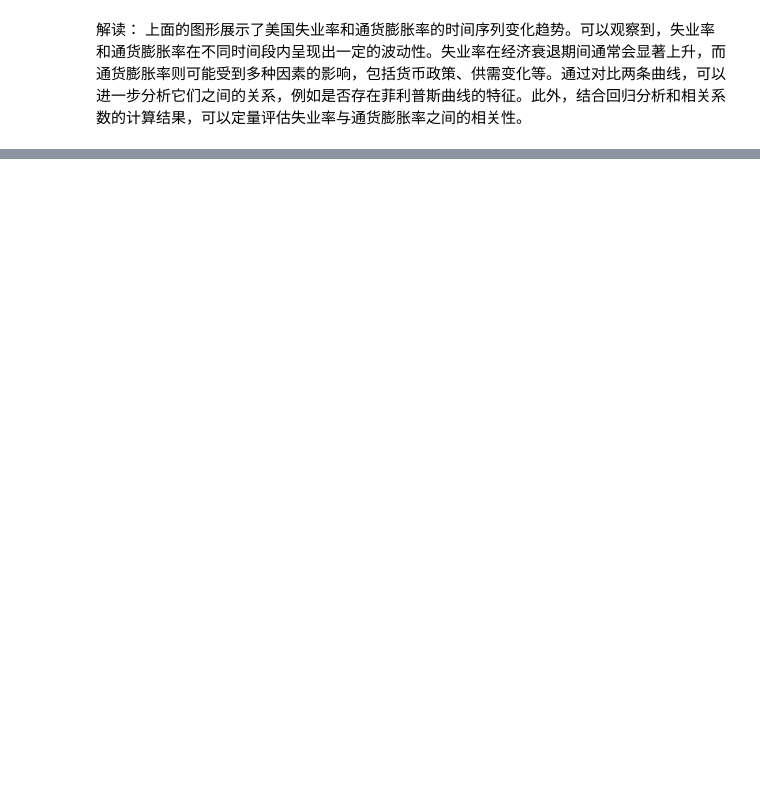
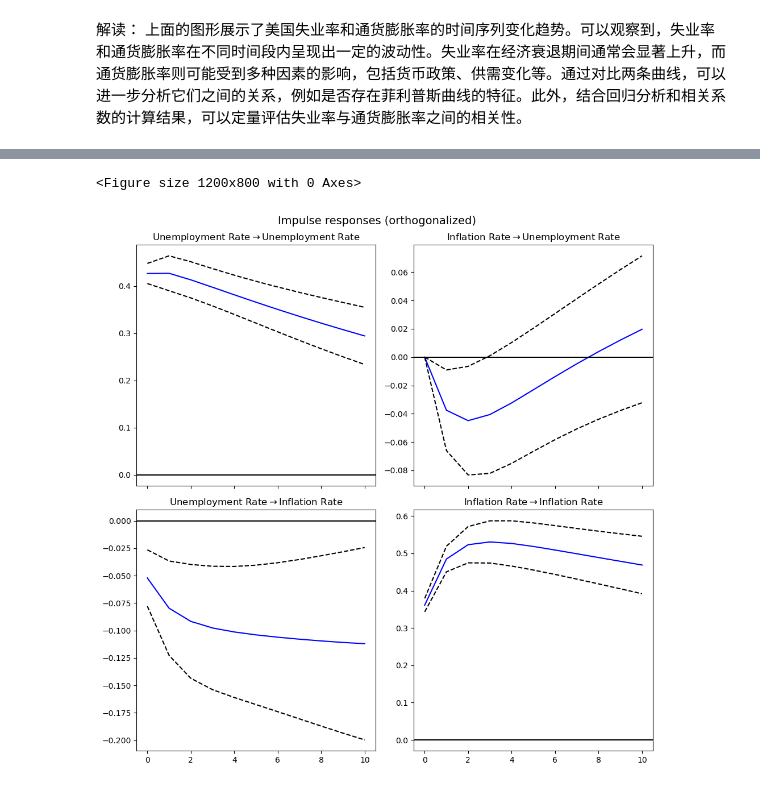
Before and after one commit to arlionn/dslian, a Jupyter notebook: body/TS_FRED_US_unemploy_rate.ipynb, the cells around one changed output, grey strips where cells are left out. Saved outputs shown, nothing was run; the diff lists cells and outputs as text; code cells hidden in the pictures; blank space fills up the shorter version.

```diff
--- a/body/TS_FRED_US_unemploy_rate.ipynb
+++ b/body/TS_FRED_US_unemploy_rate.ipynb
@@ -521,0 +569,17 @@ def forecast_var_model(model, steps=10):
+# %%
+from statsmodels.tsa.api import VAR
+
+# 准备数据：将失业率和通胀率合并为一个 DataFrame
+data = pd.concat([df_unemp['UNRATE'], df_CPI['Inflation Rate']], axis=1).dropna()
+data.columns = ['Unemployment Rate', 'Inflation Rate']
+
+# 创建 VAR 模型
+model = VAR(data)
+
+# 选择滞后阶数（使用 AIC 或 BIC）
+lag_order = model.select_order(maxlags=15)
+print("Lag Order Selection:")
+print(lag_order.summary())
+
+# 根据选择的滞后阶数拟合 VAR 模型
+optimal_lag = lag_order.aic  # 使用 AIC 选择的滞后阶数
@@ -521,0 +606,6 @@ def forecast_var_model(model, steps=10):
+# %%
+# 拟合 VAR(2) 模型
+var_model_2 = model.fit(2)
+
+# 输出模型结果
+print(var_model_2.summary())
@@ -521,0 +774,12 @@ def forecast_var_model(model, steps=10):
+# %%
+# 脉冲响应分析 (Impulse Response Function, IRF)
+irf = var_model_2.irf(10)  # 计算 10 期的脉冲响应
+
+# 绘制 IRF 图
+plt.figure(figsize=(12, 8))
+irf.plot(orth=True)  # orth=True 表示正交化脉冲响应
+plt.tight_layout()
+plt.show()
+# %% [output]
+<Figure size 1200x800 with 0 Axes>
+[figure, added]
```
Also changed, not shown: parts of 12 cells of this notebook.
